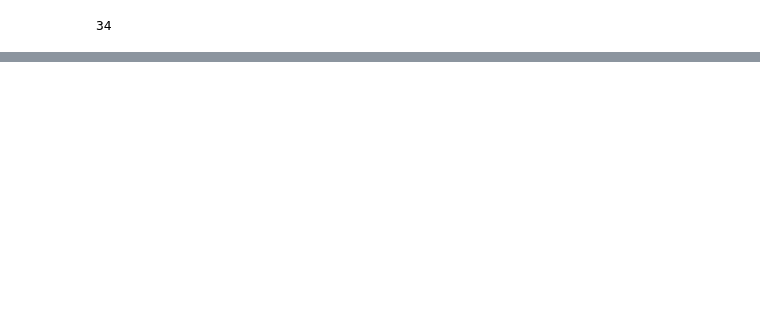
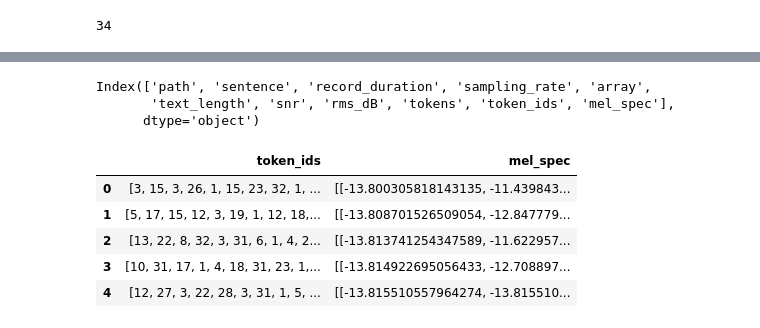
Before and after one commit to Rainfue/Speech-synthesis, a Jupyter notebook: Module1/Module1.ipynb, the cells around one changed output, grey strips where cells are left out. Saved outputs shown, nothing was run; the diff lists cells and outputs as text; code cells hidden in the pictures; blank space fills up the shorter version.

Commit message:
model2 text (FAIL)

```diff
--- a/Module1/Module1.ipynb
+++ b/Module1/Module1.ipynb
@@ -805,3 +819,0 @@ array([[-13.040604 , -10.495331 ,  -7.2823877, ...,  -5.7826304,
-# %%
-df['mel_spec'] = df['mel_spec'].apply(mel_spec_padding)
-df.head()
@@ -817,6 +822,22 @@ audio_check = mel_to_audio(df['mel_spec'][0])
 Audio(audio_check, rate=16000)
 # %% [output]
 [interactive output not drawn]
+# %%
+df.columns
+# %% [output]
+Index(['path', 'sentence', 'record_duration', 'sampling_rate', 'array',
+       'text_length', 'snr', 'rms_dB', 'tokens', 'token_ids', 'mel_spec'],
+      dtype='object')
+# %%
+df = df[['token_ids', 'mel_spec']]
+df.head()
+# %% [output]
+|  | token_ids | mel_spec |
+| 0 | [3, 15, 3, 26, 1, 15, 23, 32, 1, ... | [[-13.800305818143135, -11.439843... |
+| 1 | [5, 17, 15, 12, 3, 19, 1, 12, 18,... | [[-13.808701526509054, -12.847779... |
+| 2 | [13, 22, 8, 32, 3, 31, 6, 1, 4, 2... | [[-13.813741254347589, -11.622957... |
+| 3 | [10, 31, 17, 1, 4, 18, 31, 23, 1,... | [[-13.814922695056433, -12.708897... |
+| 4 | [12, 27, 3, 22, 28, 3, 31, 1, 5, ... | [[-13.815510557964274, -13.815510... |
 # %%
 df.to_hdf('Dataset/dataset.h5', key='df', mode='w')
 # %% [output]
```
Also changed, not shown: parts of 35 cells of this notebook, 8 other files.
